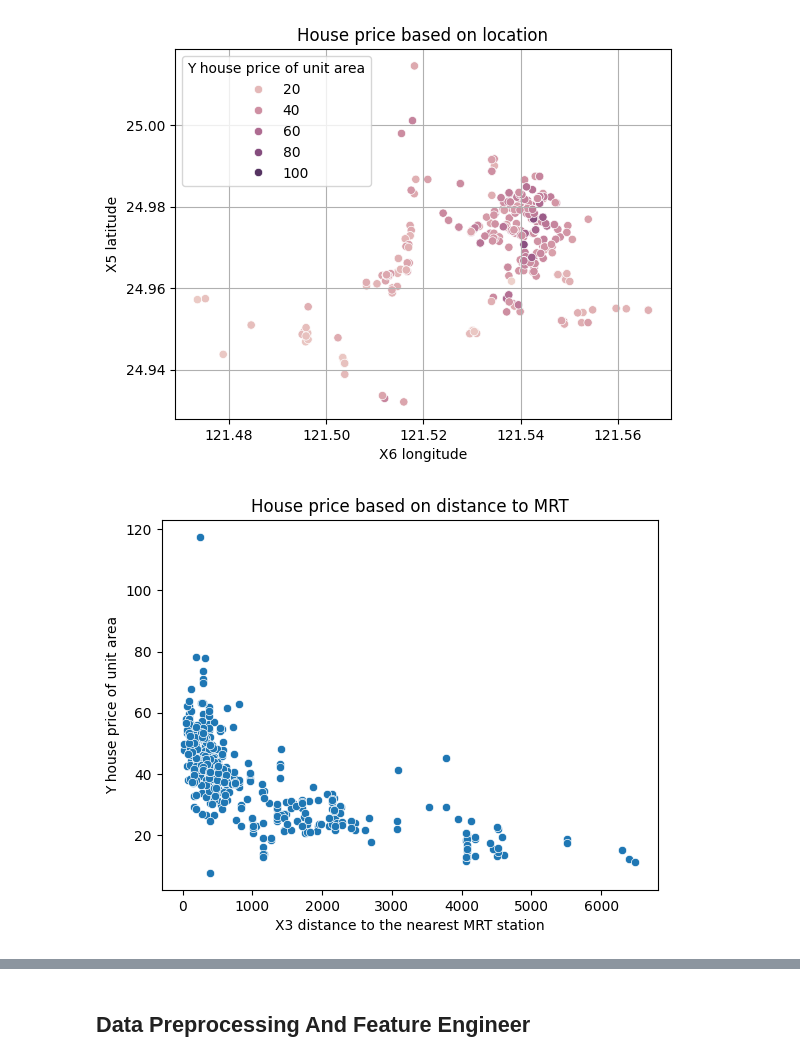
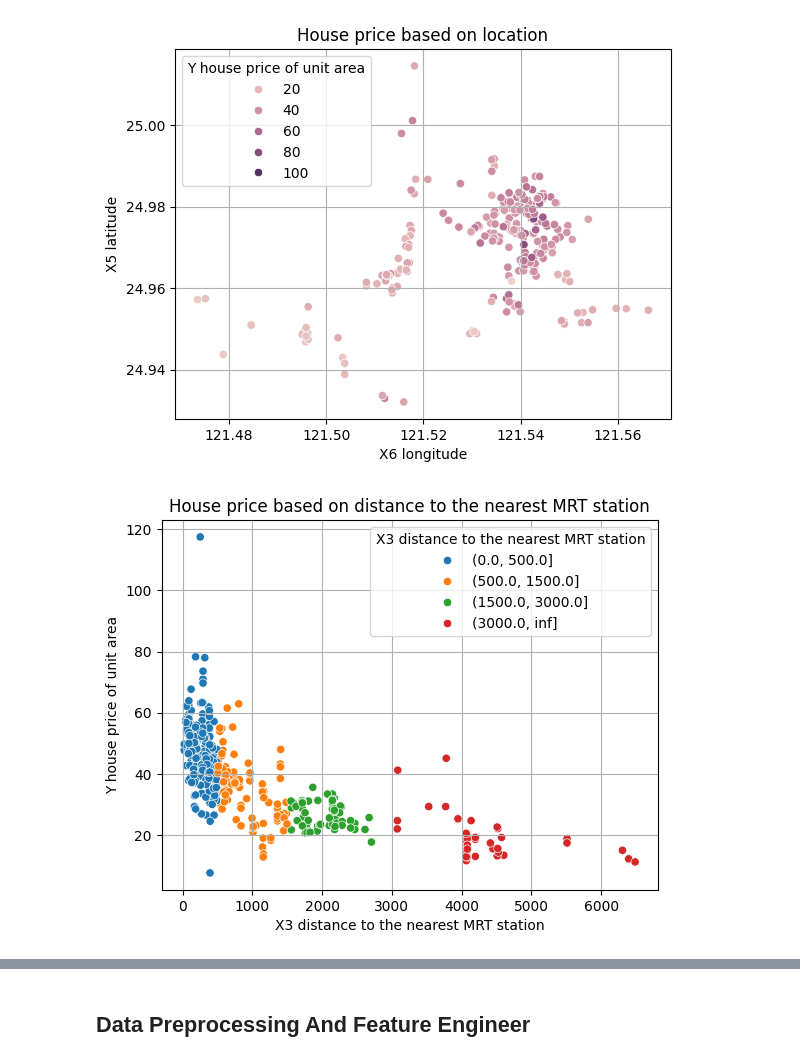
Before and after one commit to thangquang09/HCMUS, a Jupyter notebook: IntroduceDS/Lab02_RegressionModel.ipynb, the cells around one changed output, grey strips where cells are left out. Drawn from its saved outputs; the diff is of its cells as text; code cells hidden in the pictures.

Commit message:
modify distance_cat feature

```diff
--- a/IntroduceDS/Lab02_RegressionModel.ipynb
+++ b/IntroduceDS/Lab02_RegressionModel.ipynb
@@ -99,11 +99,18 @@ plt.show()
 # drop outliers
 df = df[df['X5 latitude'] <= 25]
 # %%
-sns.scatterplot(data=df, x='X3 distance to the nearest MRT station', y='Y house price of unit area')
-plt.title('House price based on distance to MRT')
-savefig(plt, 'House price based on distance to MRT.png')
+bins = [0, 500, 1500, 3000, np.infty]
+sns.scatterplot(
+    data=df,
+    x="X3 distance to the nearest MRT station",
+    y="Y house price of unit area",
+    hue=pd.cut(df['X3 distance to the nearest MRT station'], bins=bins)
+)
+plt.title('House price based on distance to the nearest MRT station')
+plt.grid(True)
+savefig(plt, 'House price based on distance to the nearest MRT station.png')
 plt.show()
 # %% [output]
-[figure, old version]
+[figure, new version]
 # %%
 # drop outliers
```
Also changed, not shown: parts of 19 cells of this notebook, 7 other files.
